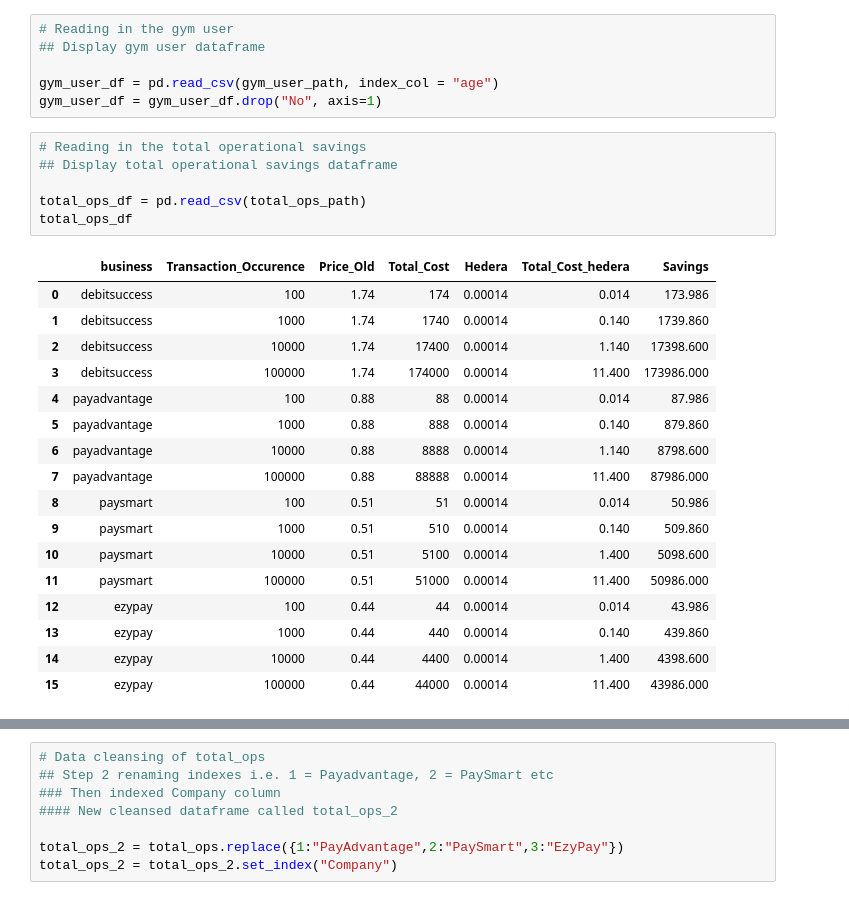
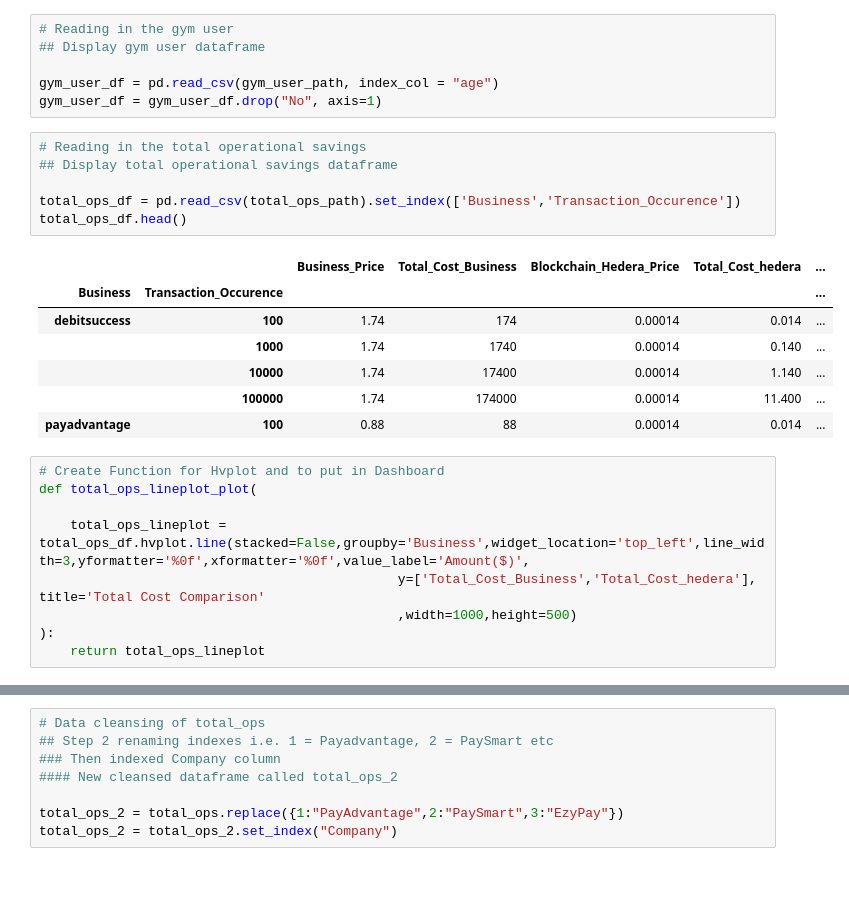
Before and after one commit to Dottie-Doutre/Group-B, a Jupyter notebook: gympay_analysis.ipynb, the cells around one changed output, grey strips where cells are left out. Drawn from its saved outputs; the diff is of its cells as text.

Commit message:
finished operational savings plot and added to dashboard. Simplified the code also.

```diff
--- a/gympay_analysis.ipynb
+++ b/gympay_analysis.ipynb
@@ -41,24 +41,23 @@ gym_user_df = gym_user_df.drop("No", axis=1)
 # %%
 # Reading in the total operational savings
 ## Display total operational savings dataframe
 
-total_ops_df = pd.read_csv(total_ops_path)
-total_ops_df
+total_ops_df = pd.read_csv(total_ops_path).set_index(['Business','Transaction_Occurence'])
+total_ops_df.head()
 # %% [output]
-|  | business | Transaction_Occurence | Price_Old | Total_Cost | Hedera | Total_Cost_hedera | Savings |
-| 0 | debitsuccess | 100 | 1.74 | 174 | 0.00014 | 0.014 | 173.986 |
-| 1 | debitsuccess | 1000 | 1.74 | 1740 | 0.00014 | 0.140 | 1739.860 |
-| 2 | debitsuccess | 10000 | 1.74 | 17400 | 0.00014 | 1.140 | 17398.600 |
-| 3 | debitsuccess | 100000 | 1.74 | 174000 | 0.00014 | 11.400 | 173986.000 |
-| 4 | payadvantage | 100 | 0.88 | 88 | 0.00014 | 0.014 | 87.986 |
-| 5 | payadvantage | 1000 | 0.88 | 888 | 0.00014 | 0.140 | 879.860 |
-| 6 | payadvantage | 10000 | 0.88 | 8888 | 0.00014 | 1.140 | 8798.600 |
-| 7 | payadvantage | 100000 | 0.88 | 88888 | 0.00014 | 11.400 | 87986.000 |
-| 8 | paysmart | 100 | 0.51 | 51 | 0.00014 | 0.014 | 50.986 |
-| 9 | paysmart | 1000 | 0.51 | 510 | 0.00014 | 0.140 | 509.860 |
-| 10 | paysmart | 10000 | 0.51 | 5100 | 0.00014 | 1.400 | 5098.600 |
-| 11 | paysmart | 100000 | 0.51 | 51000 | 0.00014 | 11.400 | 50986.000 |
-| 12 | ezypay | 100 | 0.44 | 44 | 0.00014 | 0.014 | 43.986 |
-| 13 | ezypay | 1000 | 0.44 | 440 | 0.00014 | 0.140 | 439.860 |
-| 14 | ezypay | 10000 | 0.44 | 4400 | 0.00014 | 1.400 | 4398.600 |
-| 15 | ezypay | 100000 | 0.44 | 44000 | 0.00014 | 11.400 | 43986.000 |
+|  |  | Business_Price | Total_Cost_Business | Blockchain_Hedera_Price | Total_Cost_hedera | ... |
+| Business | Transaction_Occurence |  |  |  |  | ... |
+| debitsuccess | 100 | 1.74 | 174 | 0.00014 | 0.014 | ... |
+|  | 1000 | 1.74 | 1740 | 0.00014 | 0.140 | ... |
+|  | 10000 | 1.74 | 17400 | 0.00014 | 1.140 | ... |
+|  | 100000 | 1.74 | 174000 | 0.00014 | 11.400 | ... |
+| payadvantage | 100 | 0.88 | 88 | 0.00014 | 0.014 | ... |
+# %%
+# Create Function for Hvplot and to put in Dashboard
+def total_ops_lineplot_plot(
+
+    total_ops_lineplot = total_ops_df.hvplot.line(stacked=False,groupby='Business',widget_location='top_left',line_width=3,yformatter='%0f',xformatter='%0f',value_label='Amount($)',
+                                              y=['Total_Cost_Business','Total_Cost_hedera'], title='Total Cost Comparison'
+                                              ,width=1000,height=500)
+):
+    return total_ops_lineplot
```
Also changed, not shown: parts of 17 cells of this notebook, 2 other files.
